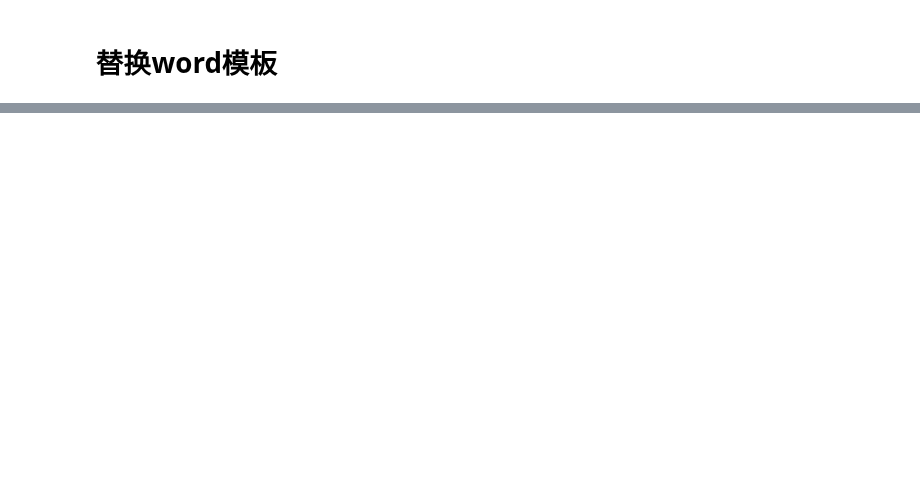
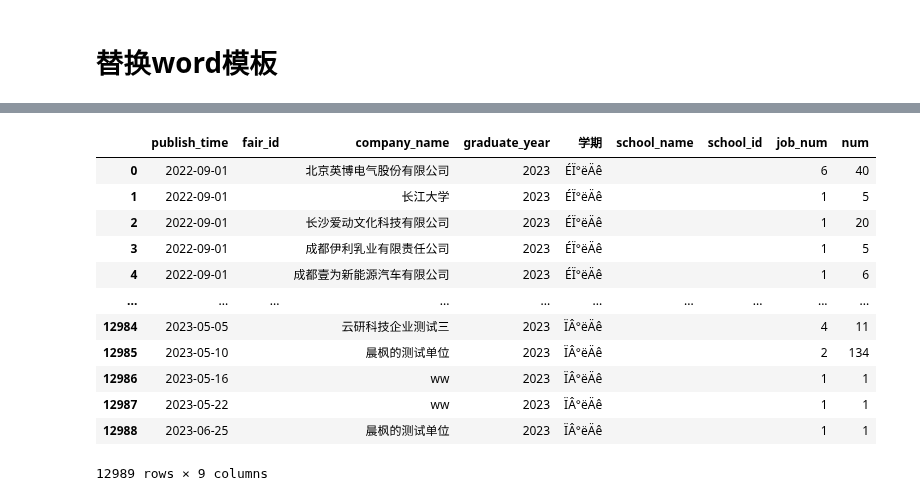
Before and after one commit to longxinke2/myCode, a Jupyter notebook: hnszx/取数.ipynb, the cells around one changed output, grey strips where cells are left out. Drawn from its saved outputs; the diff is of its cells as text; code cells hidden in the pictures; blank space fills up the shorter version.

```diff
--- a/hnszx/取数.ipynb
+++ b/hnszx/取数.ipynb
@@ -280,0 +517,54 @@ document.add_paragraph(content, style='CustomStyle1')
+# %%
+sql=f'''
+select * from(
+SELECT
+CONVERT(VARCHAR(10), PublishTime, 120) AS publish_time,
+'' AS fair_id,
+b.CompanyName AS company_name,
+CASE
+WHEN MONTH(PublishTime) > 8 THEN YEAR(PublishTime) + 1
+WHEN MONTH(PublishTime) < 9 THEN YEAR(PublishTime)
+ELSE NULL
+END AS graduate_year,
+CASE
+WHEN MONTH(PublishTime) > 8 OR MONTH(PublishTime) < 3 THEN '上半年'
+WHEN MONTH(PublishTime) < 9 AND MONTH(PublishTime) > 2 THEN '下半年'
+ELSE NULL
+END AS 学期,
+'' AS school_name,
+'' AS school_id,
+ISNULL(COUNT(b.JobNumber), 0) AS job_num,
+ISNULL(SUM(CAST(b.JobNumber AS BIGINT)), 0) AS num
+FROM bus_company_job b
+WHERE b.JobStatus = 1 AND b.IsDeleted = 0 AND b.JobNumber <= 200
+GROUP BY
+CONVERT(VARCHAR(10), PublishTime, 120),
+CASE
+WHEN MONTH(PublishTime) > 8 THEN YEAR(PublishTime) + 1
+WHEN MONTH(PublishTime) < 9 THEN YEAR(PublishTime)
+ELSE NULL
+END,
+CASE
+WHEN MONTH(PublishTime) > 8 OR MONTH(PublishTime) < 3 THEN '上半年'
+WHEN MONTH(PublishTime) < 9 AND MONTH(PublishTime) > 2 THEN '下半年'
+ELSE NULL
+END,
+b.CompanyName)a
+where graduate_year={graduate_year} '''
+
+qyzpxq=mssql_data(sql)#企业招聘详情
+qyzpxq
+# %% [output]
+|  | publish_time | fair_id | company_name | graduate_year | 学期 | school_name | school_id | job_num | num |
+| 0 | 2022-09-01 |  | 北京英博电气股份有限公司 | 2023 | ÉÏ°ëÄê |  |  | 6 | 40 |
+| 1 | 2022-09-01 |  | 长江大学 | 2023 | ÉÏ°ëÄê |  |  | 1 | 5 |
+| 2 | 2022-09-01 |  | 长沙爱动文化科技有限公司 | 2023 | ÉÏ°ëÄê |  |  | 1 | 20 |
+| 3 | 2022-09-01 |  | 成都伊利乳业有限责任公司 | 2023 | ÉÏ°ëÄê |  |  | 1 | 5 |
+| 4 | 2022-09-01 |  | 成都壹为新能源汽车有限公司 | 2023 | ÉÏ°ëÄê |  |  | 1 | 6 |
+| ... | ... | ... | ... | ... | ... | ... | ... | ... | ... |
+| 12984 | 2023-05-05 |  | 云研科技企业测试三 | 2023 | ÏÂ°ëÄê |  |  | 4 | 11 |
+| 12985 | 2023-05-10 |  | 晨枫的测试单位 | 2023 | ÏÂ°ëÄê |  |  | 2 | 134 |
+| 12986 | 2023-05-16 |  | ww | 2023 | ÏÂ°ëÄê |  |  | 1 | 1 |
+| 12987 | 2023-05-22 |  | ww | 2023 | ÏÂ°ëÄê |  |  | 1 | 1 |
+| 12988 | 2023-06-25 |  | 晨枫的测试单位 | 2023 | ÏÂ°ëÄê |  |  | 1 | 1 |
+12989 rows × 9 columns
```
Also changed, not shown: parts of 39 cells of this notebook, 21 other files.
